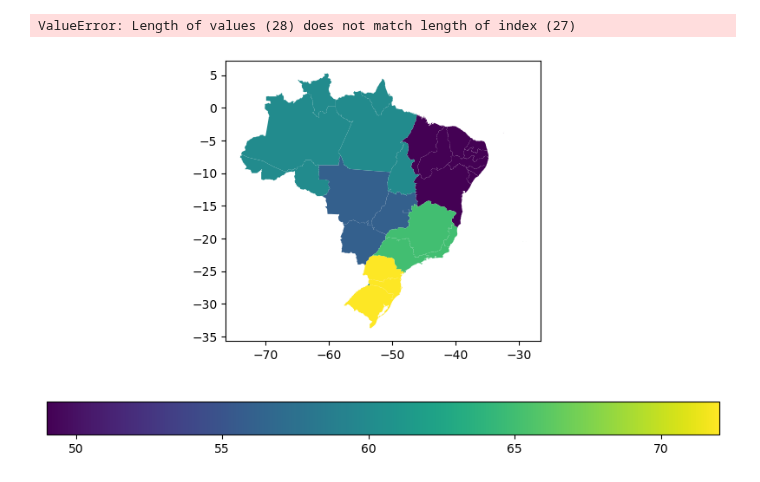
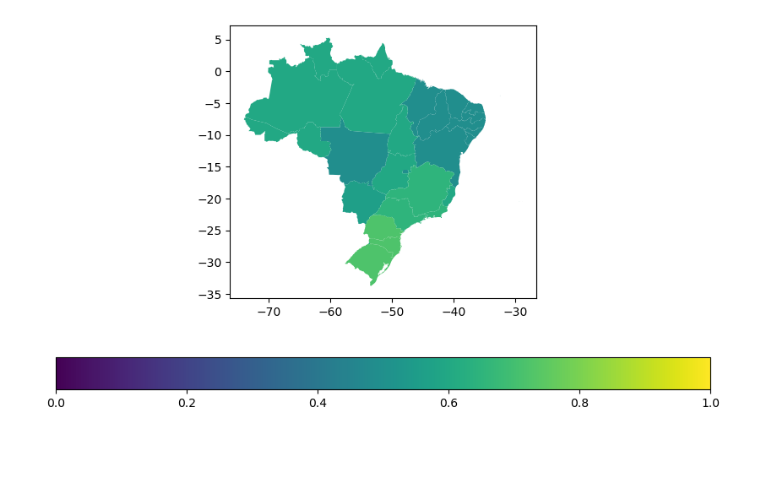
Before and after one commit to LazaroDamasceno/Dissertacao-Mestrado, a Jupyter notebook: eda/mapa_coropleto/mapa_coropleto_pesquisa_uso_egov.ipynb, the cells around one changed output. Cells and saved outputs as stored; diff of their text form; code cells hidden in the pictures; blank space fills up the shorter version.

Commit message:
Alterou mapa_coropleto_pesquisa_uso_egov

```diff
--- a/eda/mapa_coropleto/mapa_coropleto_pesquisa_uso_egov.ipynb
+++ b/eda/mapa_coropleto/mapa_coropleto_pesquisa_uso_egov.ipynb
@@ -15,47 +7,46 @@ uso_egov_regioes = {
 # %%
 gdf['uso_egov'] = [
-    uso_egov_regioes['Norte'],
-    uso_egov_regioes['Norte'],
-    uso_egov_regioes['Nordeste'],
-    uso_egov_regioes['Norte'],
-    uso_egov_regioes['Norte'],
-    uso_egov_regioes['Nordeste'],
-    uso_egov_regioes['Nordeste'],
-    uso_egov_regioes['Centro-Oeste'],
-    uso_egov_regioes['Sudeste'],
-    uso_egov_regioes['Centro-Oeste'],
-    uso_egov_regioes['Nordeste'],
-    uso_egov_regioes['Centro-Oeste'],
-    uso_egov_regioes['Centro-Oeste'],
-    uso_egov_regioes['Sudeste'],
-    uso_egov_regioes['Norte'],
-    uso_egov_regioes['Nordeste'],
-    uso_egov_regioes['Sul'],
-    uso_egov_regioes['Nordeste'],
-    uso_egov_regioes['Nordeste'],
-    uso_egov_regioes['Sudeste'],
-    uso_egov_regioes['Nordeste'],
-    uso_egov_regioes['Sul'],
-    uso_egov_regioes['Norte'],
-    uso_egov_regioes['Norte'],
-    uso_egov_regioes['Sul'],
-    uso_egov_regioes['Sudeste'],
-    uso_egov_regioes['Nordeste'],
-    uso_egov_regioes['Norte']
+    0.60,
+    0.49,
+    0.6,
+    0.6,
+    0.49,
+    0.49,
+    0.49,
+    0.6,
+    0.6,
+    0.49,
+    0.49,
+    0.56,
+    0.65,
+    0.6,
+    0.49,
+    0.72,
+    0.49,
+    0.49,
+    0.65,
+    0.49,
+    0.72,
+    0.6,
+    0.6,
+    0.72,
+    0.65,
+    0.49,
+    0.6,
 ]
-# %% [output]
-ValueError: Length of values (28) does not match length of index (27)
 # %%
 gdf.plot(column='uso_egov',
         cmap='viridis',
         legend=True,
         legend_kwds={
             'orientation': "horizontal"
         },
-        figsize=(10, 6)
+        figsize=(10, 6),
+        vmin=0,
+        vmax=1
 )
 
 plt.savefig('C:/Users/lazar/Master-Dissertation/figuras/mapa_coropleto_paises_uso_egov_regioes.png', dpi=300, bbox_inches='tight')
 plt.show()
 # %% [output]
-[figure, old version]
+[figure, new version]
```
Also changed, not shown: parts of 1 cell of this notebook, 1 other file.
